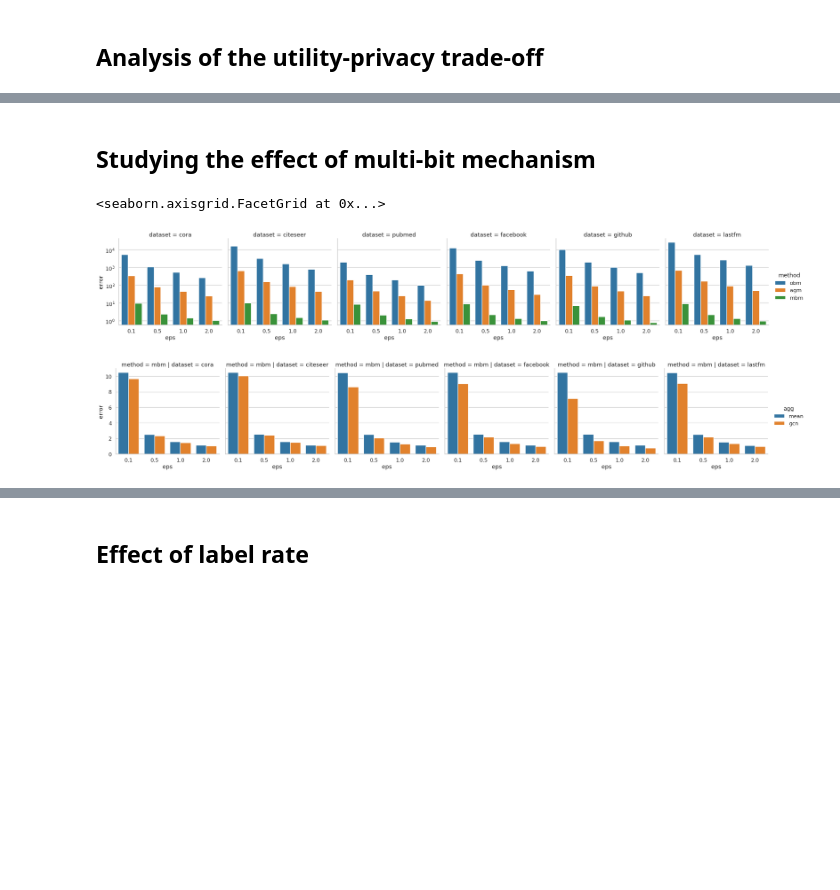
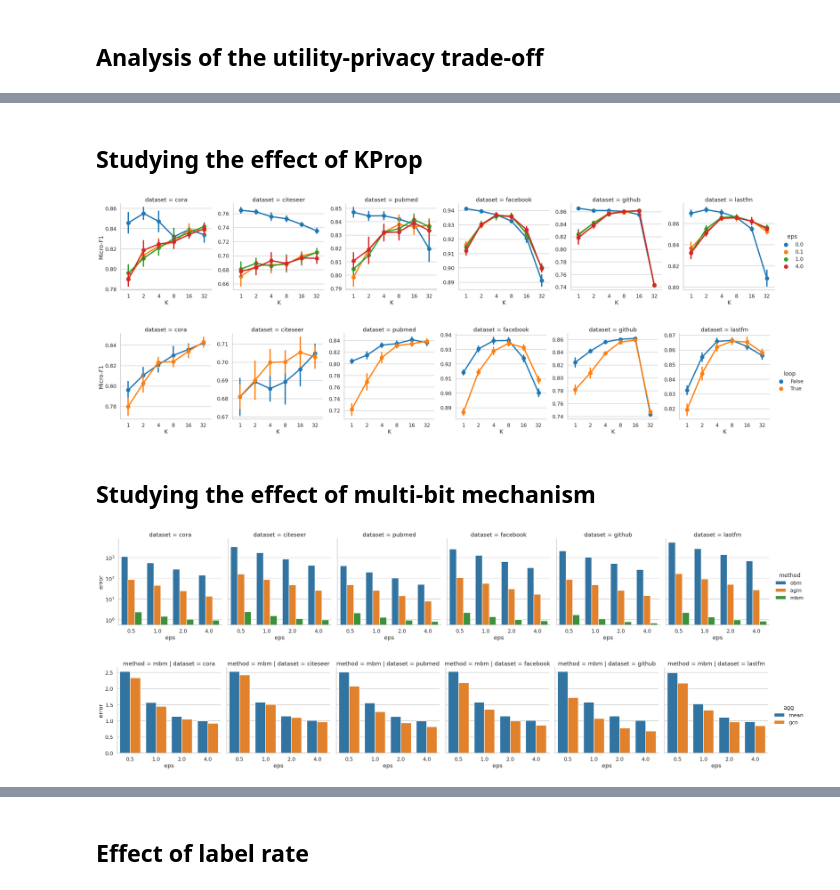
Before and after one commit to sisaman/LPGNN, a Jupyter notebook: results.ipynb, the cells around one changed output, grey strips where cells are left out. Cells and saved outputs as stored; diff of their text form; code cells hidden in the pictures; blank space fills up the shorter version.

```diff
--- a/results.ipynb
+++ b/results.ipynb
@@ -87,2 +16,0 @@ def latex_output(df_results, top_method, colored_method=None, color=None, size=N
-# %%
-datasets = set(available_datasets())
@@ -177,0 +234,2 @@ data
+# %% [markdown]
+## Studying the effect of KProp
@@ -177,0 +266,12 @@ data
+# %%
+ax = sns.catplot(
+    kind='point', data=data, x='hop', y='value', hue='eps', col='dataset', ci='sd',
+    sharex=False, sharey=False,
+)
+
+ax.set_ylabels('Micro-F1')
+ax.set_xlabels('K')
+
+export_figure(path='figures', df=data, x='hop', y='value', hue='eps', row='agg', col='dataset', group='task')
+# %% [output]
+[figure, added]
@@ -178,3 +294,15 @@ data
+# %%
+ax = sns.catplot(
+    kind='point', data=data, x='hop', y='value', hue='loop', col='dataset', ci='sd',
+    sharex=False, sharey=False,
+)
+
+ax.set_ylabels('Micro-F1')
+ax.set_xlabels('K')
+
+export_figure(path='figures', df=data, x='hop', y='value', hue='loop', row='agg', col='dataset', group='task')
+# %% [output]
+[figure, added]
 # %% [markdown]
 ## Studying the effect of multi-bit mechanism
 # %%
@@ -192,30 +320,29 @@ ax = sns.catplot(
 )
 ax.set(yscale='log')
 
-# export_figure(
-#     path='figures', df=df_error, x='eps', y='error', hue='method',
-#     col='dataset', row='agg', error='std', group='task'
-# )
+export_figure(
+    path='figures', df=df_error, x='eps', y='error', hue='method',
+    col='dataset', row='agg', error='std', group='task'
+)
 # %% [output]
-<seaborn.axisgrid.FacetGrid at 0x...>
-[figure, old version]
+[figure, new version]
 # %%
-df_error = read_logs(
+df_error = read_csv_logs(
     path='results/',
-    task=['error'],
-    dataset=available_datasets(),
-    method=['mbm'],
-    eps=[0.1, 0.5, 1.0, 2.0],
-    agg=['mean', 'gcn'],
+    tasks=['eps'],
+    datasets=available_datasets(),
+    methods=['mbm'],
+    epsilons=[0.5, 1.0, 2.0, 4.0],
+    aggs=['mean', 'gcn'],
 )
 # %%
 ax = sns.catplot(
     kind='bar', data=df_error, x='eps', y='error', hue='agg', col='dataset', row='method', ci=None, sharey=True
 )
 
-# export_figure(
-#     path='figures', df=df_error, x='eps', y='error', hue='agg',
-#     col='dataset', row='method', error='std', group='task'
-# )
+export_figure(
+    path='figures', df=df_error, x='eps', y='error', hue='agg',
+    col='dataset', row='method', error='std', group='task'
+)
 # %% [output]
-[figure, old version]
+[figure, new version]
```
Also changed, not shown: parts of 23 cells of this notebook, 1 other file.
